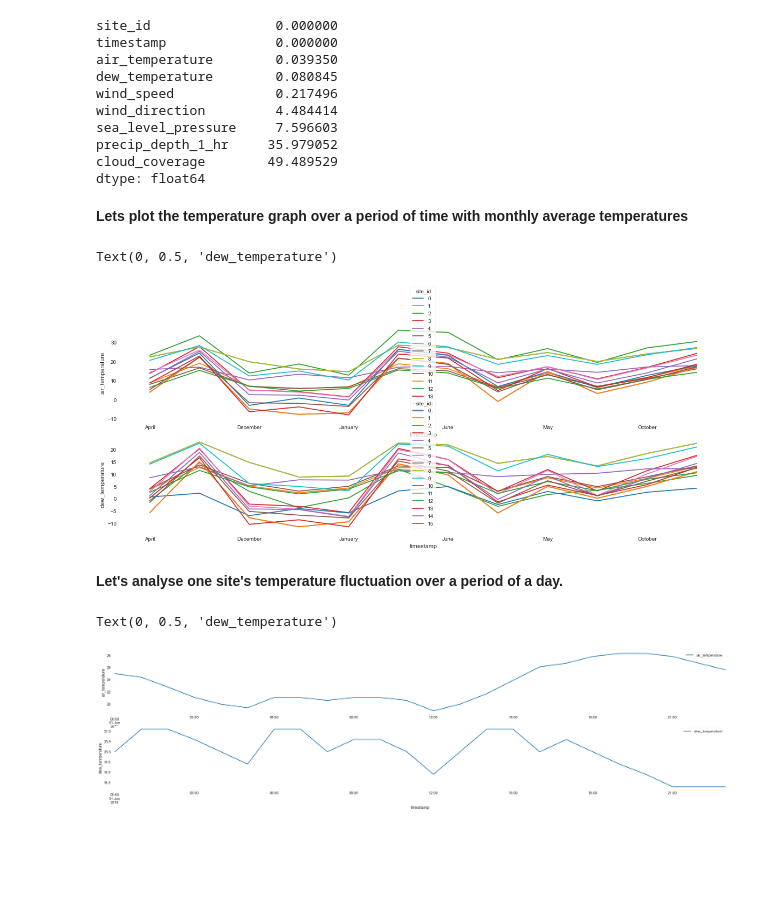
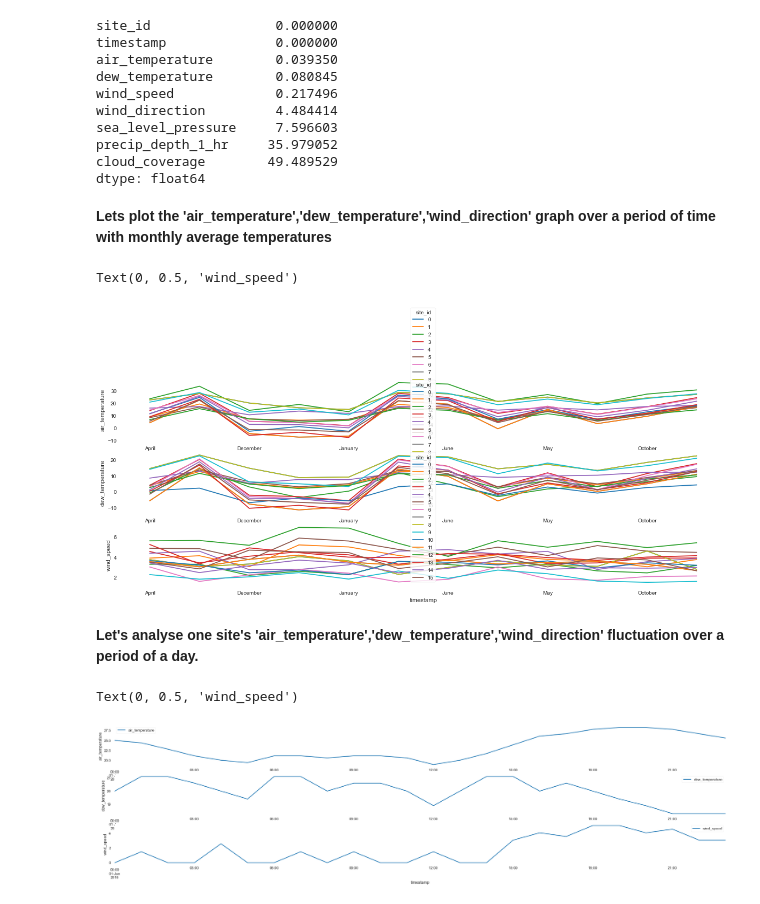
Before and after one commit to vaishalipp/ashrae-energy-predictor-3, a Jupyter notebook: notebooks/DataWrangling_Capstone2.ipynb, the cells around one changed output. Cells and saved outputs as stored; diff of their text form; code cells hidden in the pictures; blank space fills up the shorter version.

```diff
--- a/notebooks/DataWrangling_Capstone2.ipynb
+++ b/notebooks/DataWrangling_Capstone2.ipynb
@@ -244,8 +237,6 @@ floor_cnt_boxplt = sns.boxplot(data=building_metadata_df,x="site_id",y="floor_co
 [figure]
 # %% [markdown]
 ## weather_train_df
-# %%
-weather_train_df = pd.read_csv(file_dir + "weather_train.csv")
 # %%
 weather_train_df.info()
 # %% [output]
@@ -309,26 +300,30 @@ precip_depth_1_hr     35.979052
 cloud_coverage        49.489529
 dtype: float64
 # %% [markdown]
-**Lets plot the temperature graph over a period of time with monthly average temperatures**
+**Lets plot the 'air_temperature','dew_temperature','wind_direction' graph over a period of time with monthly average temperatures**
 # %%
 # plot data
-fig, ax = plt.subplots(2,1,figsize=(20,7))
+fig, ax = plt.subplots(3,1,figsize=(20,7))
 # use unstack()
 weather_train_df.groupby([weather_train_df['timestamp'].dt.strftime('%B'),'site_id']).agg("mean")['air_temperature'].unstack().plot(ax=ax[0])
 weather_train_df.groupby([weather_train_df['timestamp'].dt.strftime('%B'),'site_id']).agg("mean")['dew_temperature'].unstack().plot(ax=ax[1])
+weather_train_df.groupby([weather_train_df['timestamp'].dt.strftime('%B'),'site_id']).agg("mean")['wind_speed'].unstack().plot(ax=ax[2])
 ax[0].set_ylabel("air_temperature")
 ax[1].set_ylabel("dew_temperature")
+ax[2].set_ylabel("wind_speed")
 # %% [output]
-Text(0, 0.5, 'dew_temperature')
+Text(0, 0.5, 'wind_speed')
-[figure, old version]
+[figure, new version]
 # %% [markdown]
-**Let's analyse one site's temperature fluctuation over a period of a day.**
+**Let's analyse one site's 'air_temperature','dew_temperature','wind_direction' fluctuation over a period of a day.**
 # %%
-fig, ax = plt.subplots(2,1,figsize=(20,7))
+fig, ax = plt.subplots(3,1,figsize=(20,7))
 weather_train_df[(weather_train_df.site_id==0) & (weather_train_df.timestamp.dt.strftime('%Y-%m-%d') == '2016-01-01')].plot(x='timestamp',y='air_temperature',figsize=(30,7),ax=ax[0])
 weather_train_df[(weather_train_df.site_id==0) & (weather_train_df.timestamp.dt.strftime('%Y-%m-%d') == '2016-01-01')].plot(x='timestamp',y='dew_temperature',figsize=(30,7),ax=ax[1])
+weather_train_df[(weather_train_df.site_id==0) & (weather_train_df.timestamp.dt.strftime('%Y-%m-%d') == '2016-01-01')].plot(x='timestamp',y='wind_speed',figsize=(30,7),ax=ax[2])
 ax[0].set_ylabel("air_temperature")
 ax[1].set_ylabel("dew_temperature")
+ax[2].set_ylabel("wind_speed")
 # %% [output]
-Text(0, 0.5, 'dew_temperature')
+Text(0, 0.5, 'wind_speed')
-[figure, old version]
+[figure, new version]
```
Also changed, not shown: parts of 14 cells of this notebook.
